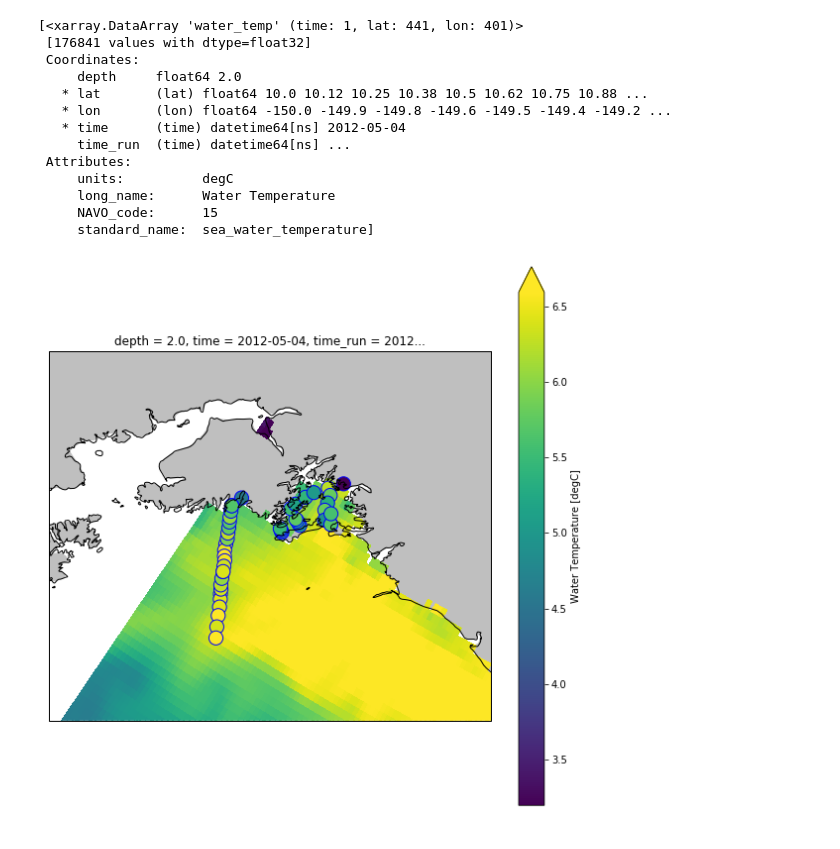
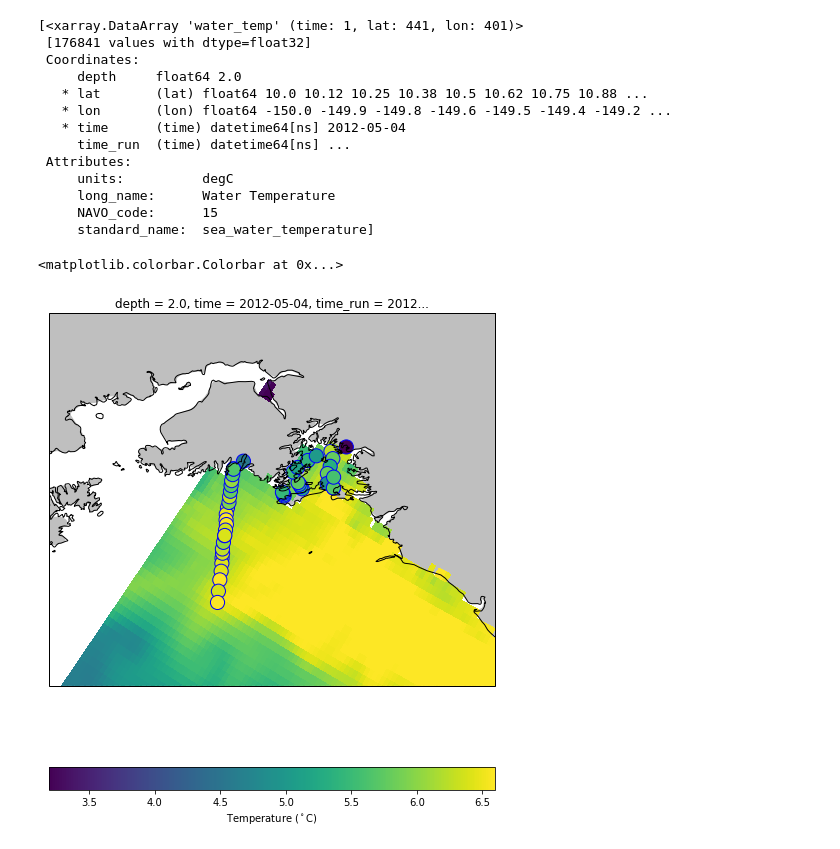
Before and after one commit to eldobbins/ohw_lter_vis, a Jupyter notebook: notebooks/Demo_ohw_lter_vis.ipynb, the cells around one changed output. Drawn from its saved outputs; the diff is of its cells as text; code cells hidden in the pictures.

```diff
--- a/notebooks/Demo_ohw_lter_vis.ipynb
+++ b/notebooks/Demo_ohw_lter_vis.ipynb
@@ -139,20 +132,27 @@ tempy
 # %%
 fig, ax = make_map(projection=ccrs.LambertConformal(), figsize=(10, 10))
 
 ax.set_global()
 ax.coastlines(resolution='10m', color='k')
 ax.add_feature(cfeature.LAND.with_scale('50m'), facecolor='0.75')
 
 CTD_df = CTD_df[CTD_df['pressure']==0]
 
-tempy[0].plot(x='lon', y='lat',
+tfig = tempy[0].plot(x='lon', y='lat',
     ax=ax,
     transform=ccrs.PlateCarree(),
     vmin=np.nanmin(CTD_df['temperature']),
     vmax=np.nanmax(CTD_df['temperature'])
 )
+
 ax.scatter(CTD_df['longitude'], CTD_df['latitude'], transform=ccrs.Geodetic(), s=200, c=CTD_df['temperature'],
           edgecolors='blue', cmap='viridis', vmin=np.nanmin(CTD_df['temperature']), vmax=np.nanmax(CTD_df['temperature']));
 ax.set_extent((ds.min_lon, ds.max_lon, ds.min_lat, ds.max_lat))
+
+# move the colorbar to the bottom
+foo = fig.get_children()
+foo[2].set_visible(False)
+plt.colorbar(temps, orientation='horizontal', label='Temperature ($^\circ$C)')
 # %% [output]
+<matplotlib.colorbar.Colorbar at 0x...>
-[figure, old version]
+[figure, new version]
```
Also changed, not shown: parts of 5 cells of this notebook.
